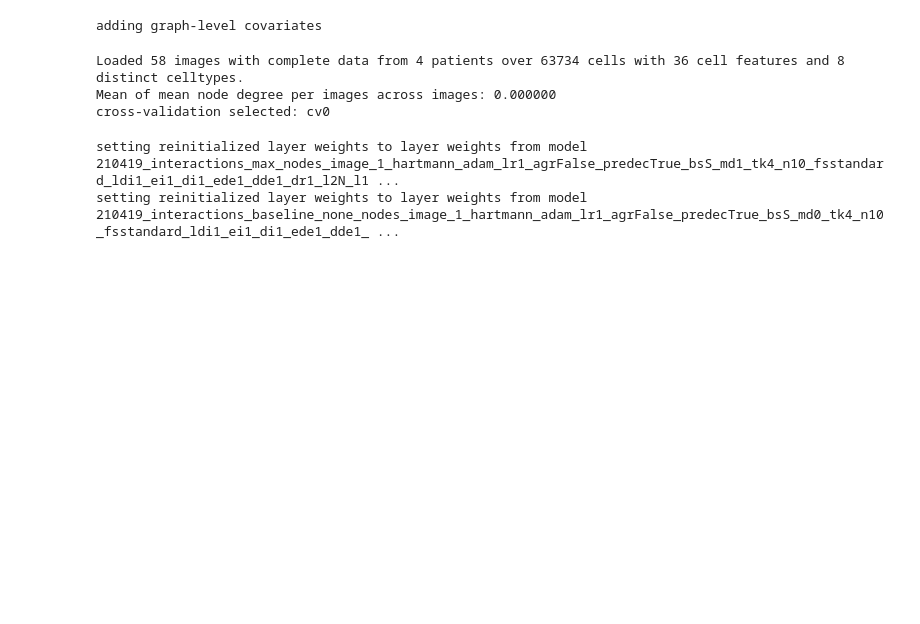
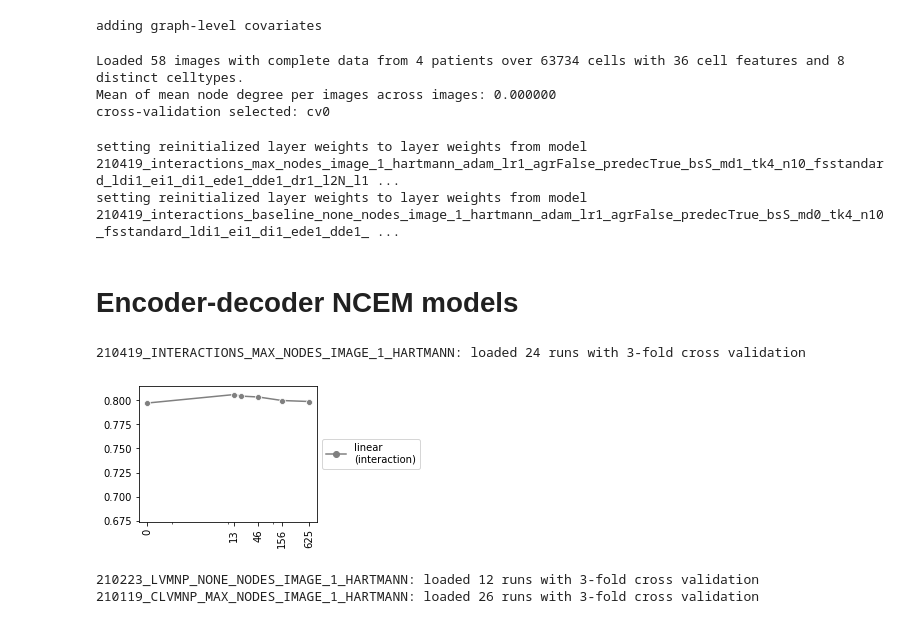
Before and after one commit to theislab/ncem, a Jupyter notebook: model_benchmarks_mibitof_cancer.ipynb, the cells around one changed output. Drawn from its saved outputs; the diff is of its cells as text; code cells hidden in the pictures; blank space fills up the shorter version.

Commit message:
update in ncem benchmarks notebooks

```diff
--- a/model_benchmarks_mibitof_cancer.ipynb
+++ b/model_benchmarks_mibitof_cancer.ipynb
@@ -189,3 +189,74 @@ lm.reinitialize_model(changed_model_kwargs={'input_shapes': (8, 36, 64, 1, 0, 58
 # %% [output]
 setting reinitialized layer weights to layer weights from model 210419_interactions_max_nodes_image_1_hartmann_adam_lr1_agrFalse_predecTrue_bsS_md1_tk4_n10_fsstandard_ldi1_ei1_di1_ede1_dde1_dr1_l2N_l1 ...
 setting reinitialized layer weights to layer weights from model 210419_interactions_baseline_none_nodes_image_1_hartmann_adam_lr1_agrFalse_predecTrue_bsS_md0_tk4_n10_fsstandard_ldi1_ei1_di1_ede1_dde1_ ...
+# %% [markdown]
+# Encoder-decoder NCEM models
+# %%
+gs_linear = ncem.train.GridSearchContainer(
+    dir_gs,
+    gs_ids=[
+        "210419_INTERACTIONS_MAX_NODES_IMAGE_1_HARTMANN",
+    ],
+    lateral_resolution=400/1024
+)
+gs_linear.load_gs()
+
+test_id_interaction = gs_linear.get_best_model_id(
+    subset_hyperparameters=[("model", "INTERACTIONS_MAX_NODES_IMAGE_1")],
+    partition_select='test', metric_select="r_squared_linreg"
+)
+interaction_test_r2 = np.array(
+    gs_linear.summary_table[gs_linear.summary_table["run_id"] ==test_id_interaction]['test_r_squared_linreg']
+)
+# %% [output]
+210419_INTERACTIONS_MAX_NODES_IMAGE_1_HARTMANN: loaded 24 runs with 3-fold cross validation
+# %%
+gs_linear.plot_best_model_by_hyperparam(
+    partition_show="test",
+    metric_show="r_squared_linreg",
+    partition_select="val",
+    metric_select="r_squared_linreg",
+    param_x="um_radius",
+    param_hue="model",
+    graph_model_class='interactions',
+    baseline_model_class='interactions_baseline',
+    rename_levels = [
+        ("model", {
+            "INTERACTIONS_MAX_NODES_IMAGE_1": "linear \n(interaction)",
+        })
+    ],
+    figsize=(4., 2.5),
+    yaxis_limit=(0.674, 0.815),
+    plot_mode = 'mean_lineplot',
+    xticks=[  0,  13,  46, 156, 625],
+)
+# %% [output]
+[figure, added]
+# %%
+gs_lvmnp = ncem.train.GridSearchContainer(
+    dir_gs,
+    gs_ids=[
+        "210223_LVMNP_NONE_NODES_IMAGE_1_HARTMANN",
+        "210119_CLVMNP_MAX_NODES_IMAGE_1_HARTMANN",
+    ],
+    lateral_resolution=400/1024
+)
+gs_lvmnp.load_gs()
+
+test_id_ed = gs_lvmnp.get_best_model_id(
+    subset_hyperparameters=[("model", "LVMNP_NONE_NODES_IMAGE_1")],
+    partition_select='test', metric_select="r_squared_linreg"
+)
+ed_test_r2 = np.array(
+    gs_lvmnp.summary_table[gs_lvmnp.summary_table["run_id"] ==test_id_ed]['test_r_squared_linreg']
+)
+test_id_ed_ncem_max = gs_lvmnp.get_best_model_id(
+    subset_hyperparameters=[("model", "CLVMNP_MAX_NODES_IMAGE_1")],
+    partition_select='test', metric_select="r_squared_linreg"
+)
+ed_ncem_max_test_r2 = np.array(
+    gs_lvmnp.summary_table[gs_lvmnp.summary_table["run_id"] ==test_id_ed_ncem_max]['test_r_squared_linreg']
+)
+# %% [output]
+210223_LVMNP_NONE_NODES_IMAGE_1_HARTMANN: loaded 12 runs with 3-fold cross validation
+210119_CLVMNP_MAX_NODES_IMAGE_1_HARTMANN: loaded 26 runs with 3-fold cross validation
```
Also changed, not shown: parts of 9 cells of this notebook, 4 other files.
